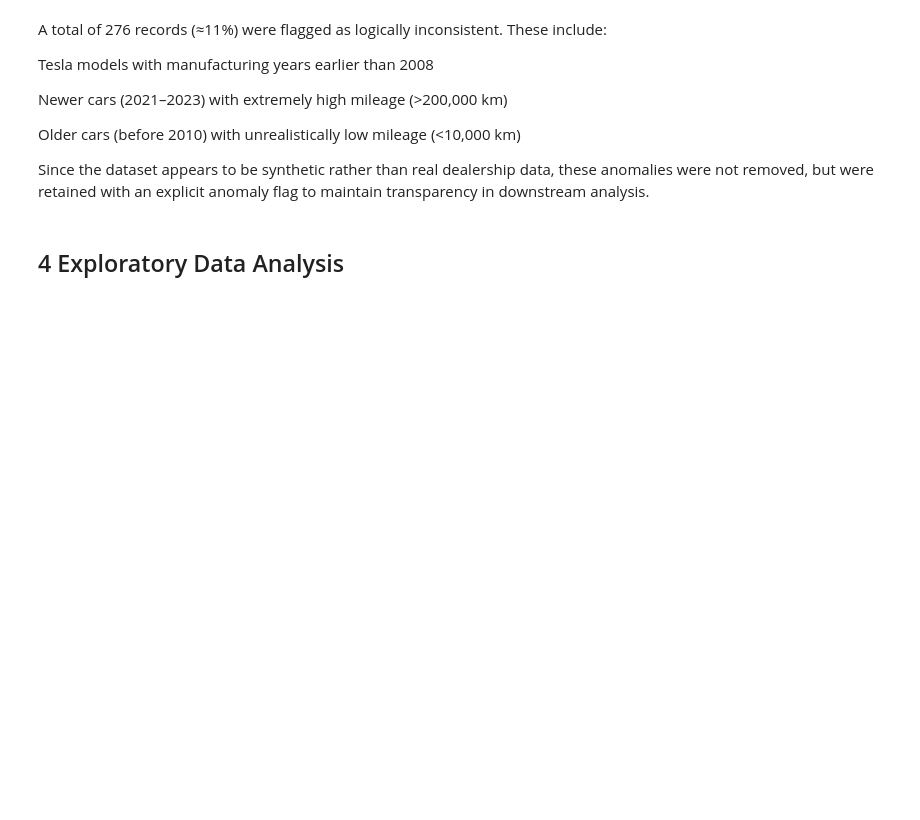
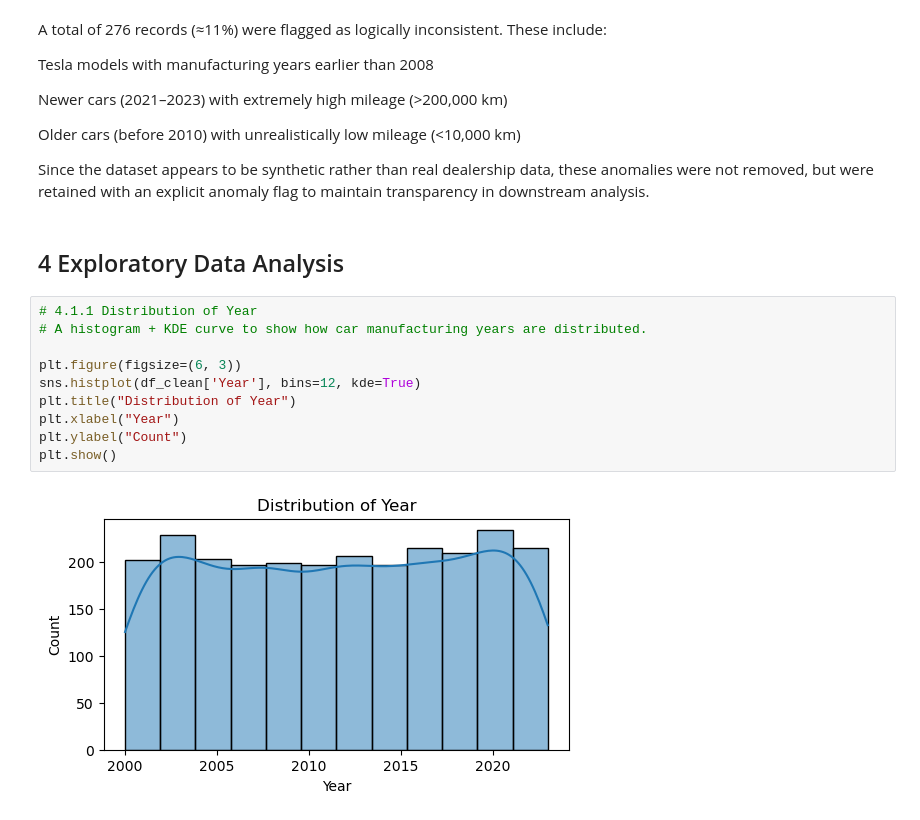
Before and after one commit to Spacecowboy-Spike/python-essential-final-project, a Jupyter notebook: Final_Analysis.ipynb.ipynb, the cells around one changed output. Cells and saved outputs as stored; diff of their text form; blank space fills up the shorter version.

```diff
--- a/Final_Analysis.ipynb.ipynb
+++ b/Final_Analysis.ipynb.ipynb
@@ -185,3 +203,15 @@ Older cars (before 2010) with unrealistically low mileage (<10,000 km)
 Since the dataset appears to be synthetic rather than real dealership data, these anomalies were not removed, but were retained with an explicit anomaly flag to maintain transparency in downstream analysis.
 # %% [markdown]
 ## 4 Exploratory Data Analysis
+# %%
+# 4.1.1 Distribution of Year
+# A histogram + KDE curve to show how car manufacturing years are distributed.
+
+plt.figure(figsize=(6, 3))
+sns.histplot(df_clean['Year'], bins=12, kde=True)
+plt.title("Distribution of Year")
+plt.xlabel("Year")
+plt.ylabel("Count")
+plt.show()
+# %% [output]
+[figure, added]
```
Also changed, not shown: parts of 49 cells of this notebook.
